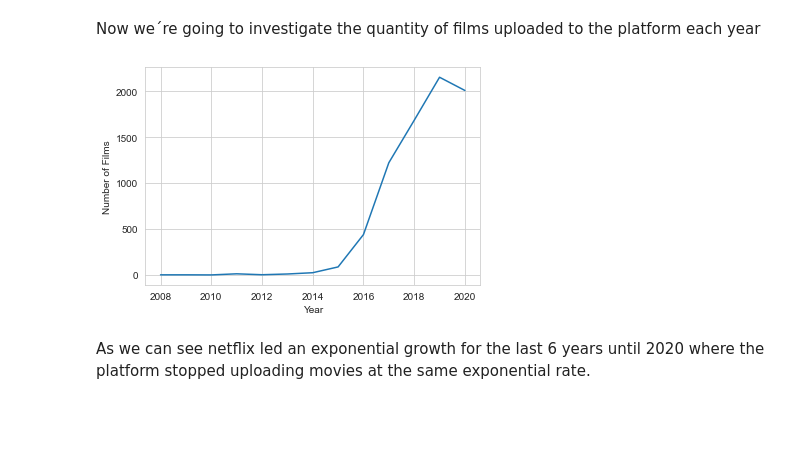
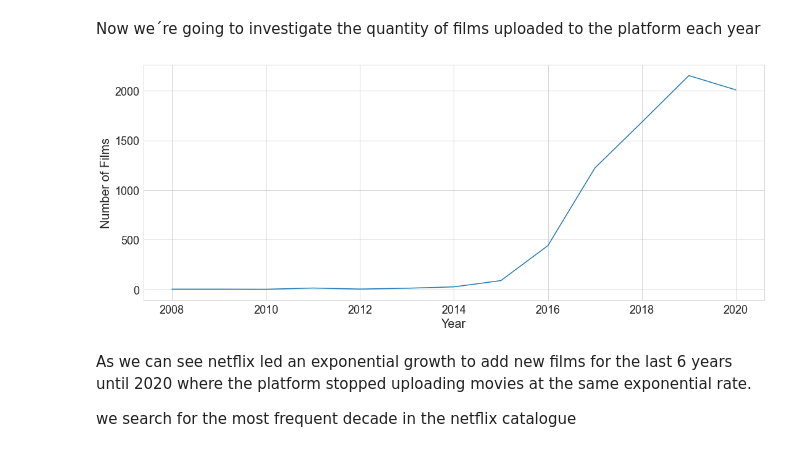
Before and after one commit to martinnss/Netflix-EDA, a Jupyter notebook: netflix.ipynb, the cells around one changed output. Drawn from its saved outputs; the diff is of its cells as text; code cells hidden in the pictures; blank space fills up the shorter version.

```diff
--- a/netflix.ipynb
+++ b/netflix.ipynb
@@ -224,17 +226,22 @@ Now we´re going to investigate the quantity of films uploaded to the platform e
 # %%
 #convert to dataframe the sum of values for each year
 added=data.date_added.value_counts()
 added1=added.to_frame()
 added1.reset_index(inplace=True)
 added1.rename(columns={'index': 'year','date_added':'films'},inplace=True)
 #we have to delete the '2021' row because the year hasnt ended yet
 added1.drop([5],inplace=True)
 
 #plot the dataframe
+plt.figure(figsize=(18,7))
 added11=sns.lineplot(data=added1,x='year',y='films',palette='dark',markers=True)
-added11.set(ylabel='Number of Films',xlabel='Year')
+added11.set_xlabel('Year',fontsize=20)
+added11.set_ylabel('Number of Films',fontsize=20)
+added11.tick_params(axis='both', which='major', labelsize=18)
 plt.show()
 # %% [output]
-[figure, old version]
+[figure, new version]
 # %% [markdown]
-As we can see netflix led an exponential growth for the last 6 years until 2020 where the platform stopped uploading movies at the same exponential rate.
+As we can see netflix led an exponential growth to add new films for the last 6 years until 2020 where the platform stopped uploading movies at the same exponential rate.
+
+we search for the most frequent decade in the netflix catalogue
```
Also changed, not shown: parts of 4 cells of this notebook.
